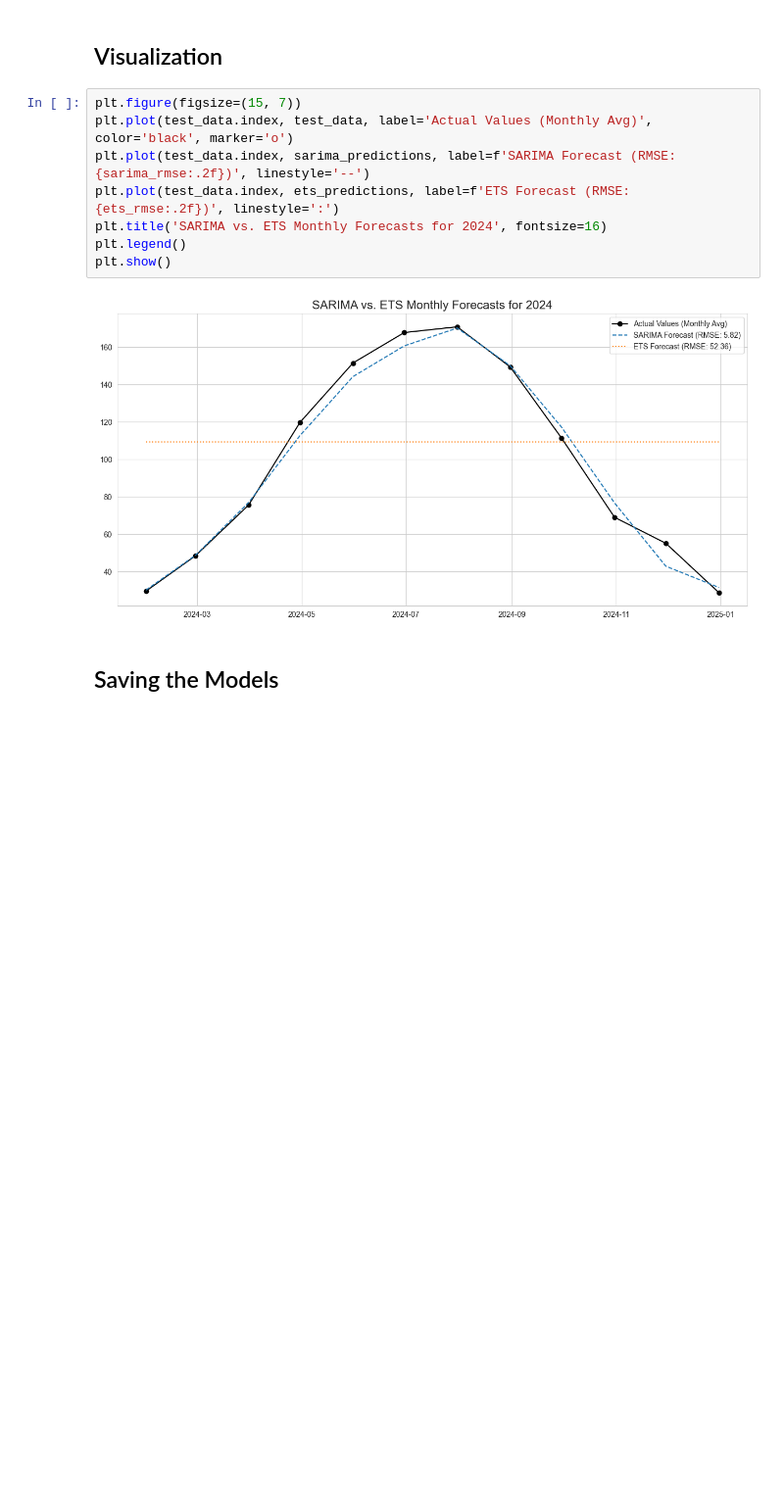
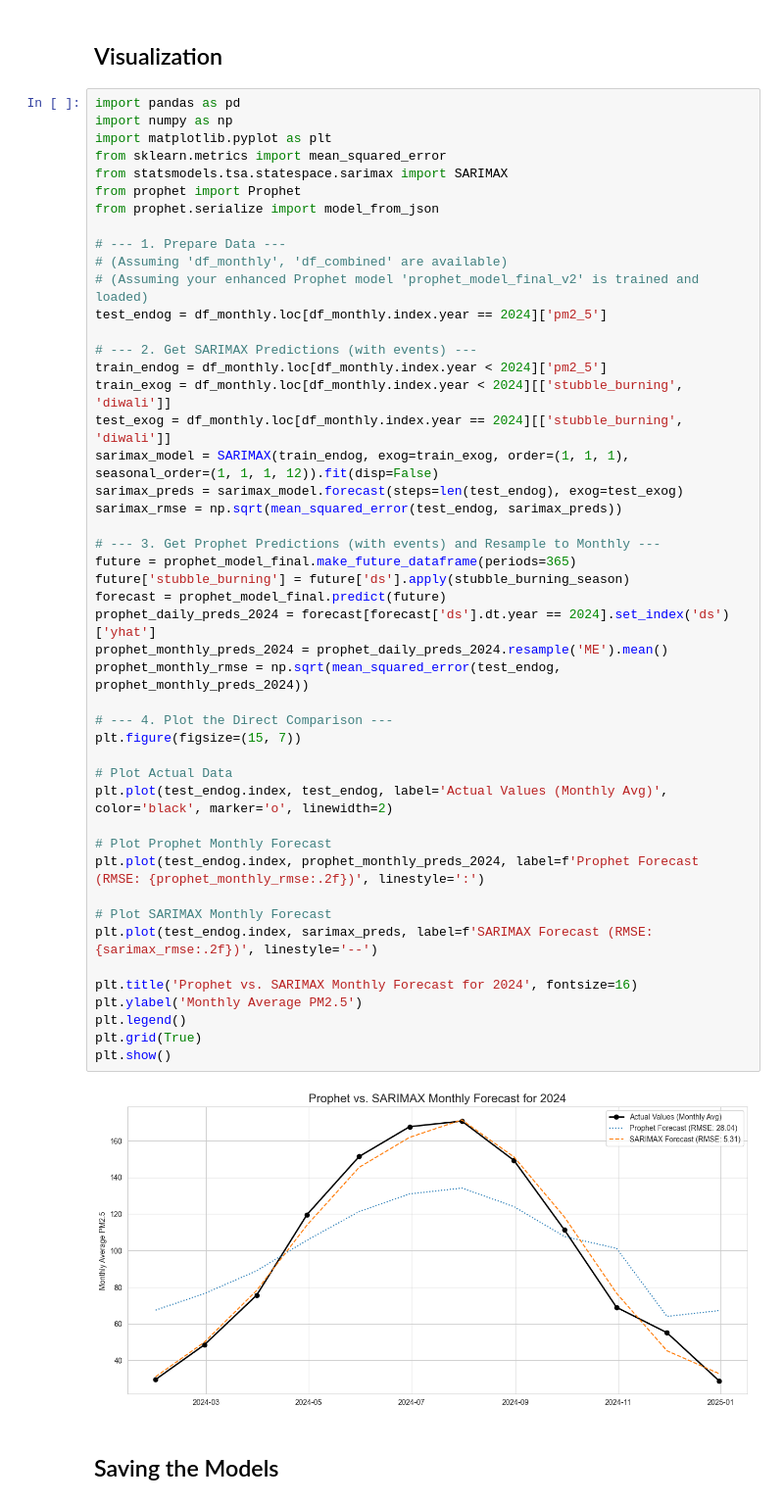
Before and after one commit to Aditya-j101/Air_quality_Index, a Jupyter notebook: project.ipynb, the cells around one changed output. Shown at 98% size. Cells and saved outputs as stored; diff of their text form; blank space fills up the shorter version.

```diff
--- a/project.ipynb
+++ b/project.ipynb
@@ -357,15 +424,54 @@ ETS Model RMSE: 52.36
 # %% [markdown]
 ## Visualization
 # %%
+import pandas as pd
+import numpy as np
+import matplotlib.pyplot as plt
+from sklearn.metrics import mean_squared_error
+from statsmodels.tsa.statespace.sarimax import SARIMAX
+from prophet import Prophet
+from prophet.serialize import model_from_json
+
+# --- 1. Prepare Data ---
+# (Assuming 'df_monthly', 'df_combined' are available)
+# (Assuming your enhanced Prophet model 'prophet_model_final_v2' is trained and loaded)
+test_endog = df_monthly.loc[df_monthly.index.year == 2024]['pm2_5']
+
+# --- 2. Get SARIMAX Predictions (with events) ---
+train_endog = df_monthly.loc[df_monthly.index.year < 2024]['pm2_5']
+train_exog = df_monthly.loc[df_monthly.index.year < 2024][['stubble_burning', 'diwali']]
+test_exog = df_monthly.loc[df_monthly.index.year == 2024][['stubble_burning', 'diwali']]
+sarimax_model = SARIMAX(train_endog, exog=train_exog, order=(1, 1, 1), seasonal_order=(1, 1, 1, 12)).fit(disp=False)
+sarimax_preds = sarimax_model.forecast(steps=len(test_endog), exog=test_exog)
+sarimax_rmse = np.sqrt(mean_squared_error(test_endog, sarimax_preds))
+
+# --- 3. Get Prophet Predictions (with events) and Resample to Monthly ---
+future = prophet_model_final.make_future_dataframe(periods=365)
+future['stubble_burning'] = future['ds'].apply(stubble_burning_season)
+forecast = prophet_model_final.predict(future)
+prophet_daily_preds_2024 = forecast[forecast['ds'].dt.year == 2024].set_index('ds')['yhat']
+prophet_monthly_preds_2024 = prophet_daily_preds_2024.resample('ME').mean()
+prophet_monthly_rmse = np.sqrt(mean_squared_error(test_endog, prophet_monthly_preds_2024))
+
+# --- 4. Plot the Direct Comparison ---
 plt.figure(figsize=(15, 7))
-plt.plot(test_data.index, test_data, label='Actual Values (Monthly Avg)', color='black', marker='o')
-plt.plot(test_data.index, sarima_predictions, label=f'SARIMA Forecast (RMSE: {sarima_rmse:.2f})', linestyle='--')
-plt.plot(test_data.index, ets_predictions, label=f'ETS Forecast (RMSE: {ets_rmse:.2f})', linestyle=':')
-plt.title('SARIMA vs. ETS Monthly Forecasts for 2024', fontsize=16)
+
+# Plot Actual Data
+plt.plot(test_endog.index, test_endog, label='Actual Values (Monthly Avg)', color='black', marker='o', linewidth=2)
+
+# Plot Prophet Monthly Forecast
+plt.plot(test_endog.index, prophet_monthly_preds_2024, label=f'Prophet Forecast (RMSE: {prophet_monthly_rmse:.2f})', linestyle=':')
+
+# Plot SARIMAX Monthly Forecast
+plt.plot(test_endog.index, sarimax_preds, label=f'SARIMAX Forecast (RMSE: {sarimax_rmse:.2f})', linestyle='--')
+
+plt.title('Prophet vs. SARIMAX Monthly Forecast for 2024', fontsize=16)
+plt.ylabel('Monthly Average PM2.5')
 plt.legend()
+plt.grid(True)
 plt.show()
 # %% [output]
-[figure, old version]
+[figure, new version]
 # %% [markdown]
 ## Saving the Models
 # %%
```
Also changed, not shown: parts of 8 cells of this notebook, 4 other files.
